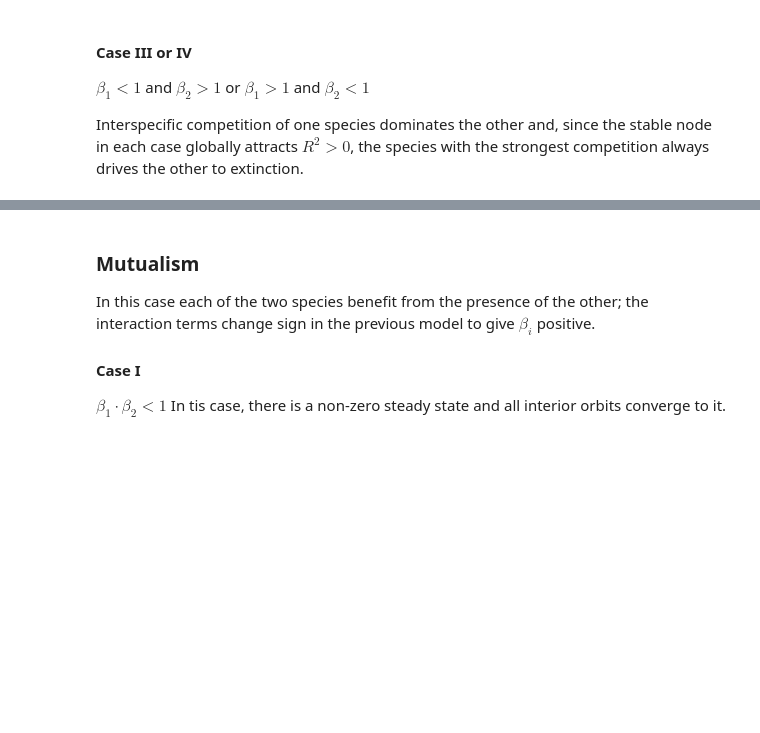
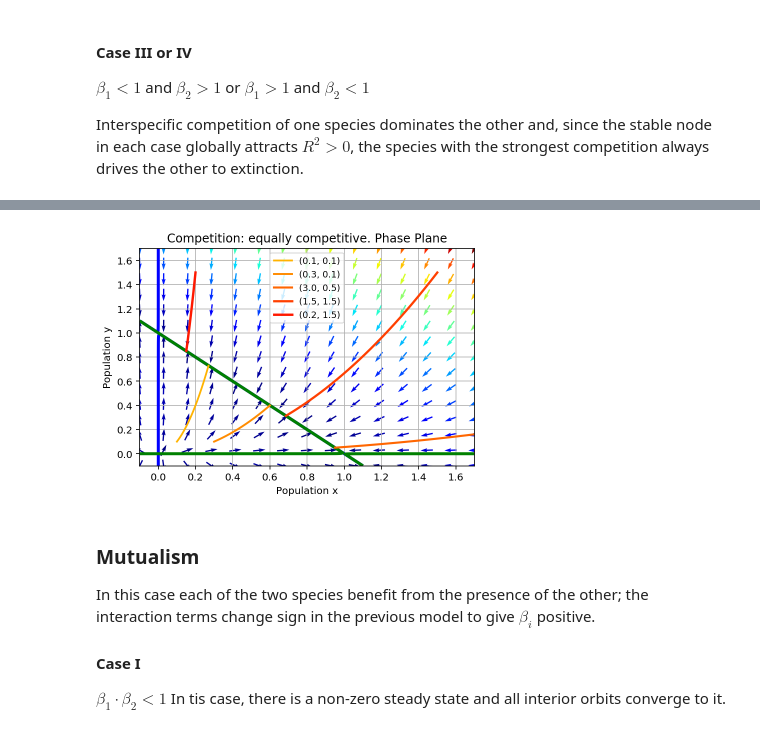
Before and after one commit to MthBr/nonlinear-population-dynamics, a Jupyter notebook: Notebooks/04.LV_Model_NonDim.ipynb, the cells around one changed output, grey strips where cells are left out. Drawn from its saved outputs; the diff is of its cells as text; code cells hidden in the pictures; blank space fills up the shorter version.

Commit message:
04.LV_Model_NonDim.ipynb
Added new special case, and minor fixes.

```diff
--- a/Notebooks/04.LV_Model_NonDim.ipynb
+++ b/Notebooks/04.LV_Model_NonDim.ipynb
@@ -367,3 +373,23 @@ f.canvas.draw()
+# %%
+# let's set the parameter values.
+beta = [-1, -1]
+Rho = 2
+
+argsPar = (beta[0], beta[1], Rho)
+
+StartPoints = np.array([[0.1,0.1], [0.3,0.1], [3,0.5], [1.5,1.5], [0.2, 1.5]])
+t = np.linspace(0, 15, 10000)
+nb_points   = 15
+xyMinMax=np.array([-0.1, 1.7, -0.1, 1.7 ])
+
+f=plot_phase_plane(StartPoints, t, argsPar, xyMinMax, nb_points)
+plt.title('Competition: equally competitive. Phase Plane')
+plt.xlabel('Population x')
+plt.ylabel('Population y')
+f.savefig('OutImage/LV_Competition_CaseS.png')
+f.canvas.draw()
+# %% [output]
+[figure, added]
 # %% [markdown]
 ### Mutualism
 In this case each of the two species benefit from the presence of the other; the interaction terms change sign in the previous model to give $\beta_i$ positive.
```
Also changed, not shown: parts of 12 cells of this notebook.
